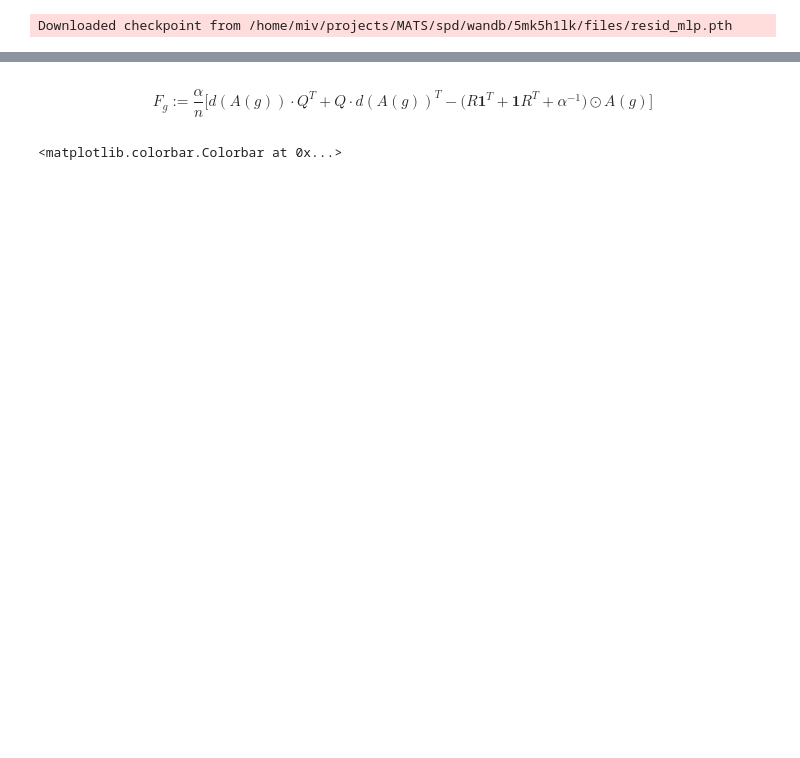
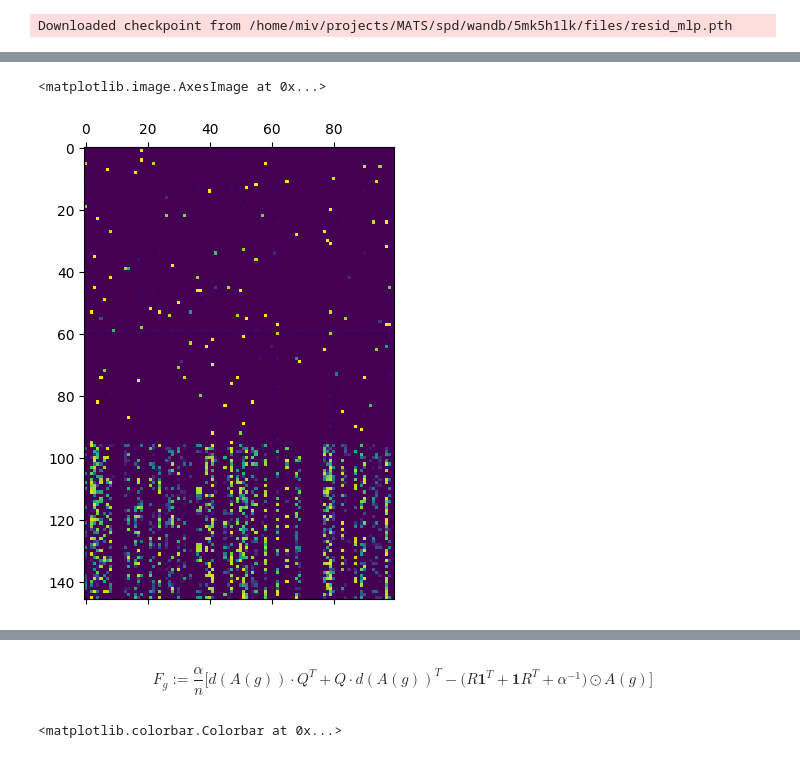
Before and after one commit to moosmiddelkoop/spd, a Jupyter notebook: spd/clustering/dev.ipynb, the cells around one changed output, grey strips where cells are left out. Saved outputs shown, nothing was run; the diff lists cells and outputs as text; code cells hidden in the pictures; blank space fills up the shorter version.

```diff
--- a/spd/clustering/dev.ipynb
+++ b/spd/clustering/dev.ipynb
@@ -84,3 +85,8 @@ coa = process_activations(
+# %%
+plt.matshow(coa['activations'].T.cpu(), cmap='viridis', vmin=0, vmax=1)
+# %% [output]
+<matplotlib.image.AxesImage at 0x...>
+[figure, added]
 # %%
 gm_ident = GroupMerge.identity(n_components=coa["n_components_alive"])
 
```
Also changed, not shown: parts of 10 cells of this notebook, 5 other files.
